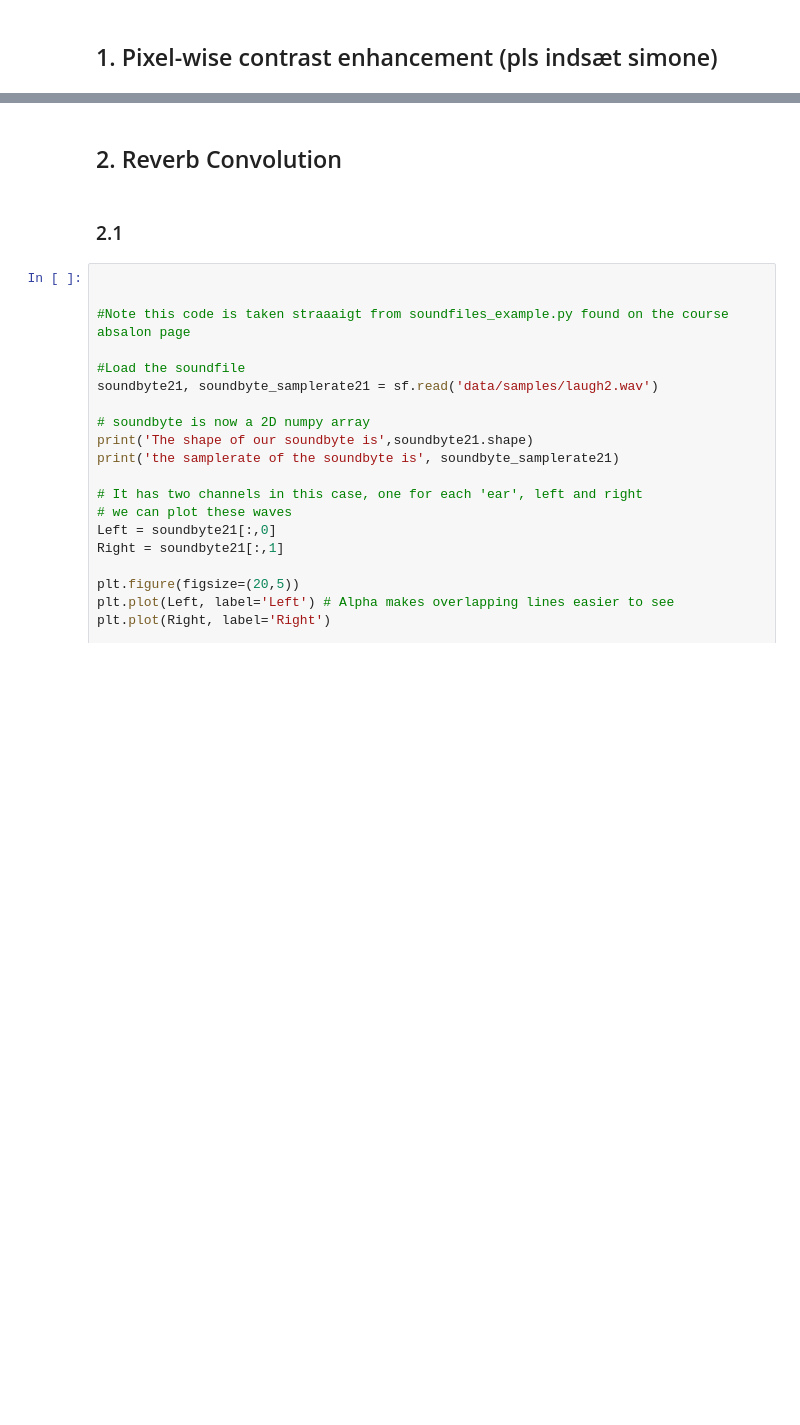
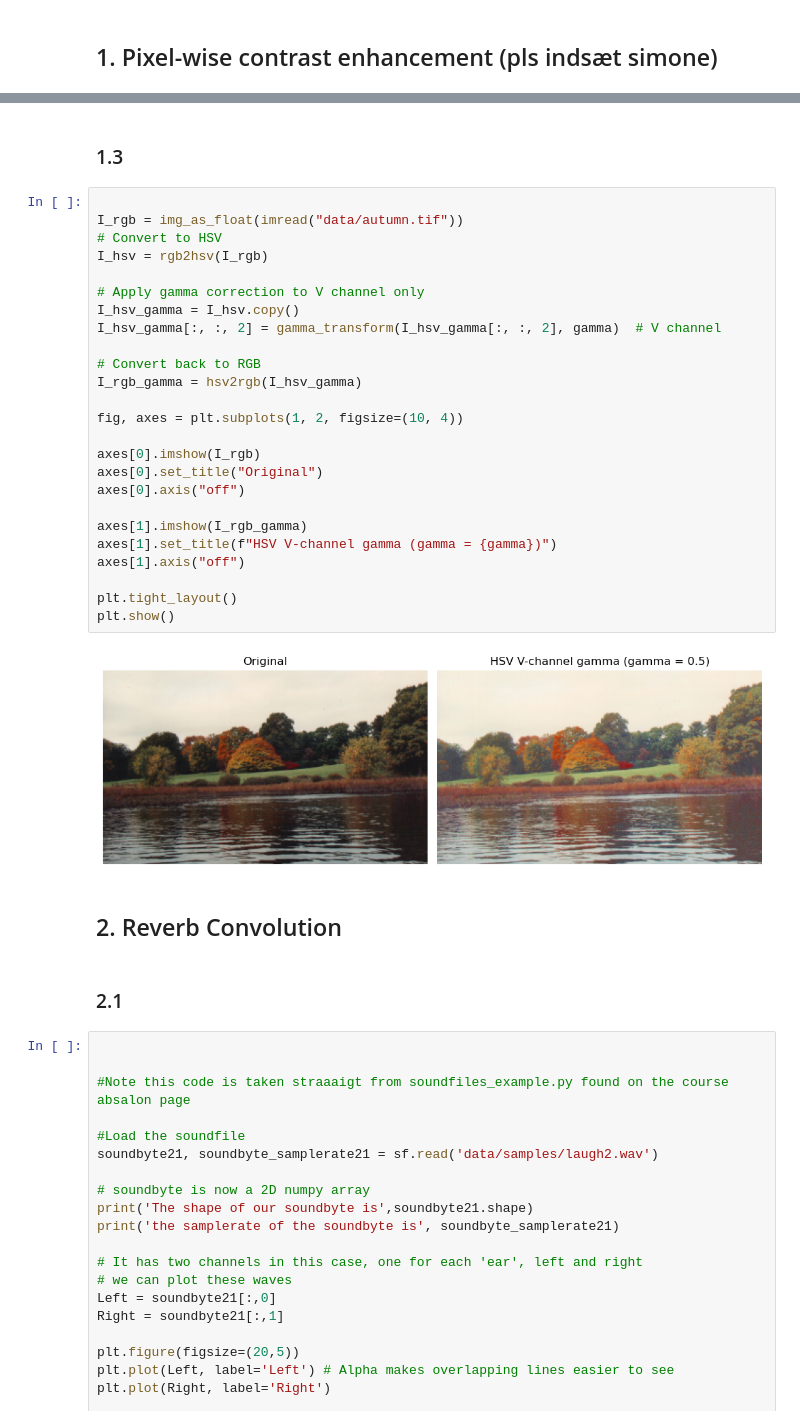
Before and after one commit to marcusffh/SIP, a Jupyter notebook: Assignment_2/solution.ipynb, the cells around one changed output, grey strips where cells are left out. Drawn from its saved outputs; the diff is of its cells as text; blank space fills up the shorter version.

```diff
--- a/Assignment_2/solution.ipynb
+++ b/Assignment_2/solution.ipynb
@@ -17,3 +79,32 @@ from skimage.filters import gaussian
+# %% [markdown]
+### 1.3
+# %%
+
+I_rgb = img_as_float(imread("data/autumn.tif"))
+# Convert to HSV
+I_hsv = rgb2hsv(I_rgb)
+
+# Apply gamma correction to V channel only
+I_hsv_gamma = I_hsv.copy()
+I_hsv_gamma[:, :, 2] = gamma_transform(I_hsv_gamma[:, :, 2], gamma)  # V channel
+
+# Convert back to RGB
+I_rgb_gamma = hsv2rgb(I_hsv_gamma)
+
+fig, axes = plt.subplots(1, 2, figsize=(10, 4))
+
+axes[0].imshow(I_rgb)
+axes[0].set_title("Original")
+axes[0].axis("off")
+
+axes[1].imshow(I_rgb_gamma)
+axes[1].set_title(f"HSV V-channel gamma (gamma = {gamma})")
+axes[1].axis("off")
+
+plt.tight_layout()
+plt.show()
+# %% [output]
+[figure, added]
 # %% [markdown]
 ## 2. Reverb Convolution
 # %% [markdown]
```
Also changed, not shown: parts of 11 cells of this notebook, 12 other files.
